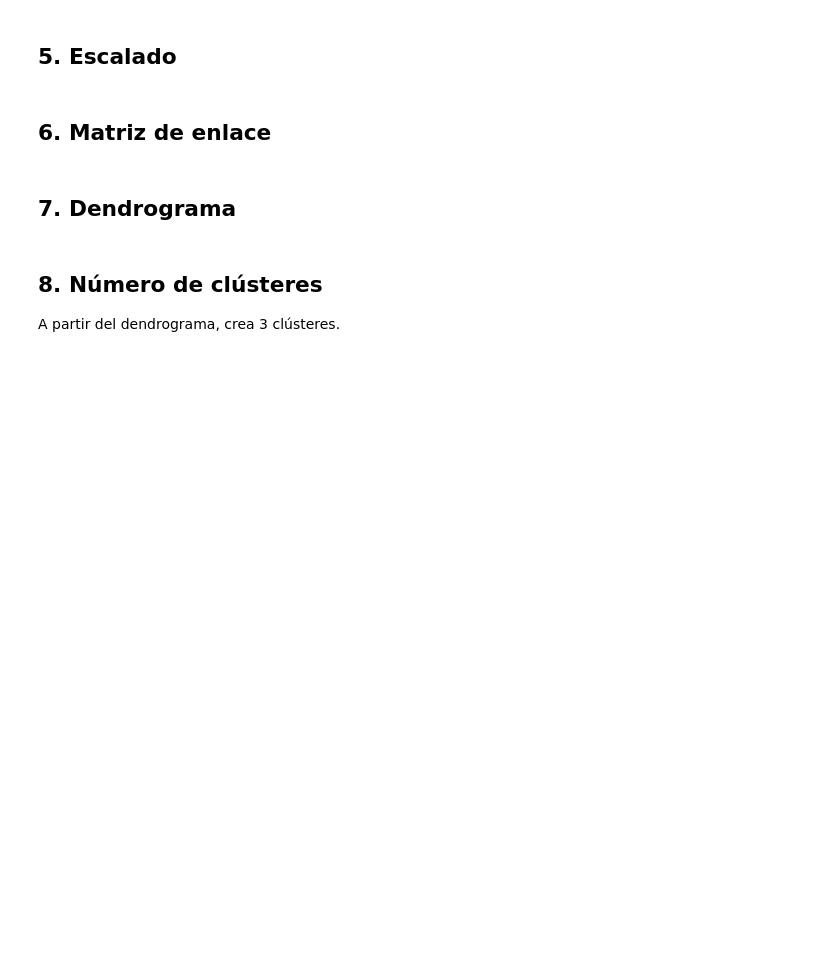
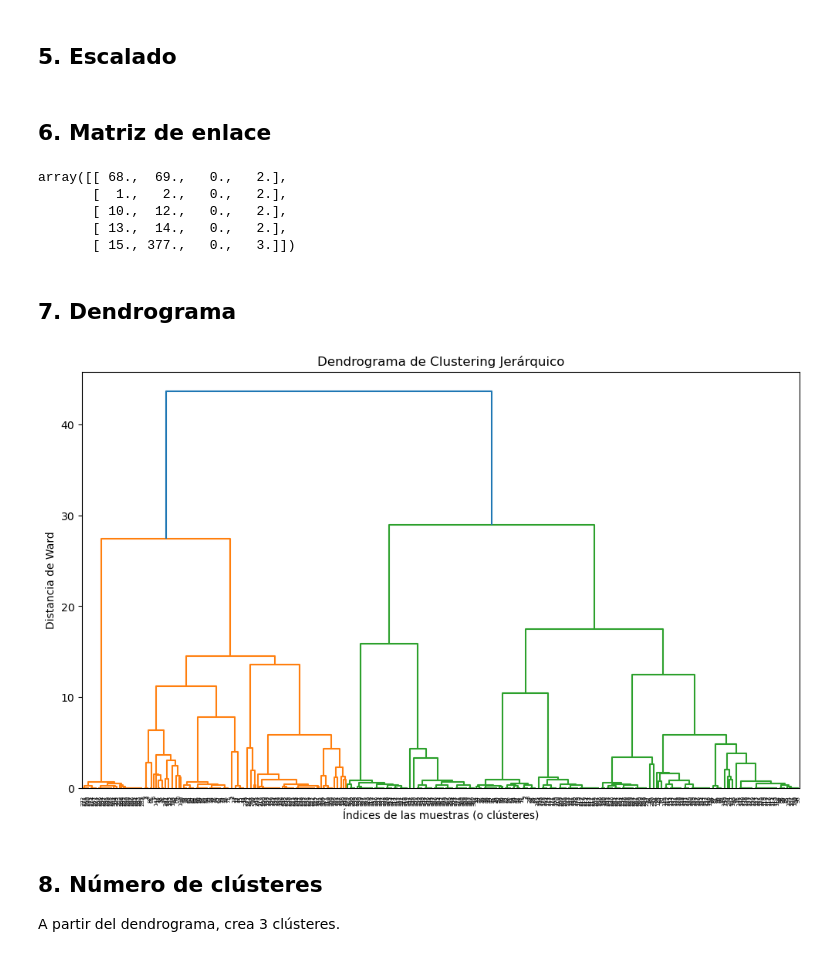
Before and after one commit to carmencnles/CEIABD, a Jupyter notebook: SAA/3ºEVA/NoSupervisado/ClusterJerarquico/clustering_jerarquico_sleep_alum/clustering_jerarquico_sleep_alum.ipynb, the cells around one changed output. Cells and saved outputs as stored; diff of their text form; code cells hidden in the pictures; blank space fills up the shorter version.

```diff
--- a/SAA/3ºEVA/NoSupervisado/ClusterJerarquico/clustering_jerarquico_sleep_alum/clustering_jerarquico_sleep_alum.ipynb
+++ b/SAA/3ºEVA/NoSupervisado/ClusterJerarquico/clustering_jerarquico_sleep_alum/clustering_jerarquico_sleep_alum.ipynb
@@ -163,17 +165,25 @@ X_scaled = scaler.fit_transform(X)
 # %% [markdown]
 ## 6. Matriz de enlace
 # %%
-Z = linkage(________________, method="________")
+Z = linkage(X_scaled, method="ward")
 Z[:5]
+# %% [output]
+array([[ 68.,  69.,   0.,   2.],
+       [  1.,   2.,   0.,   2.],
+       [ 10.,  12.,   0.,   2.],
+       [ 13.,  14.,   0.,   2.],
+       [ 15., 377.,   0.,   3.]])
 # %% [markdown]
 ## 7. Dendrograma
 # %%
-plt.figure(figsize=(____, ____))
-dendrogram(__________)
-plt.title("_______________________________")
-plt.xlabel("_______________________________")
-plt.ylabel("_______________________________")
+plt.figure(figsize=(12, 7))
+dendrogram(Z)
+plt.title("Dendrograma de Clustering Jerárquico")
+plt.xlabel("Índices de las muestras (o clústeres)")
+plt.ylabel("Distancia de Ward")
 plt.show()
+# %% [output]
+[figure, added]
 # %% [markdown]
 ## 8. Número de clústeres
 
```
Also changed, not shown: parts of 9 cells of this notebook, 5 other files.
